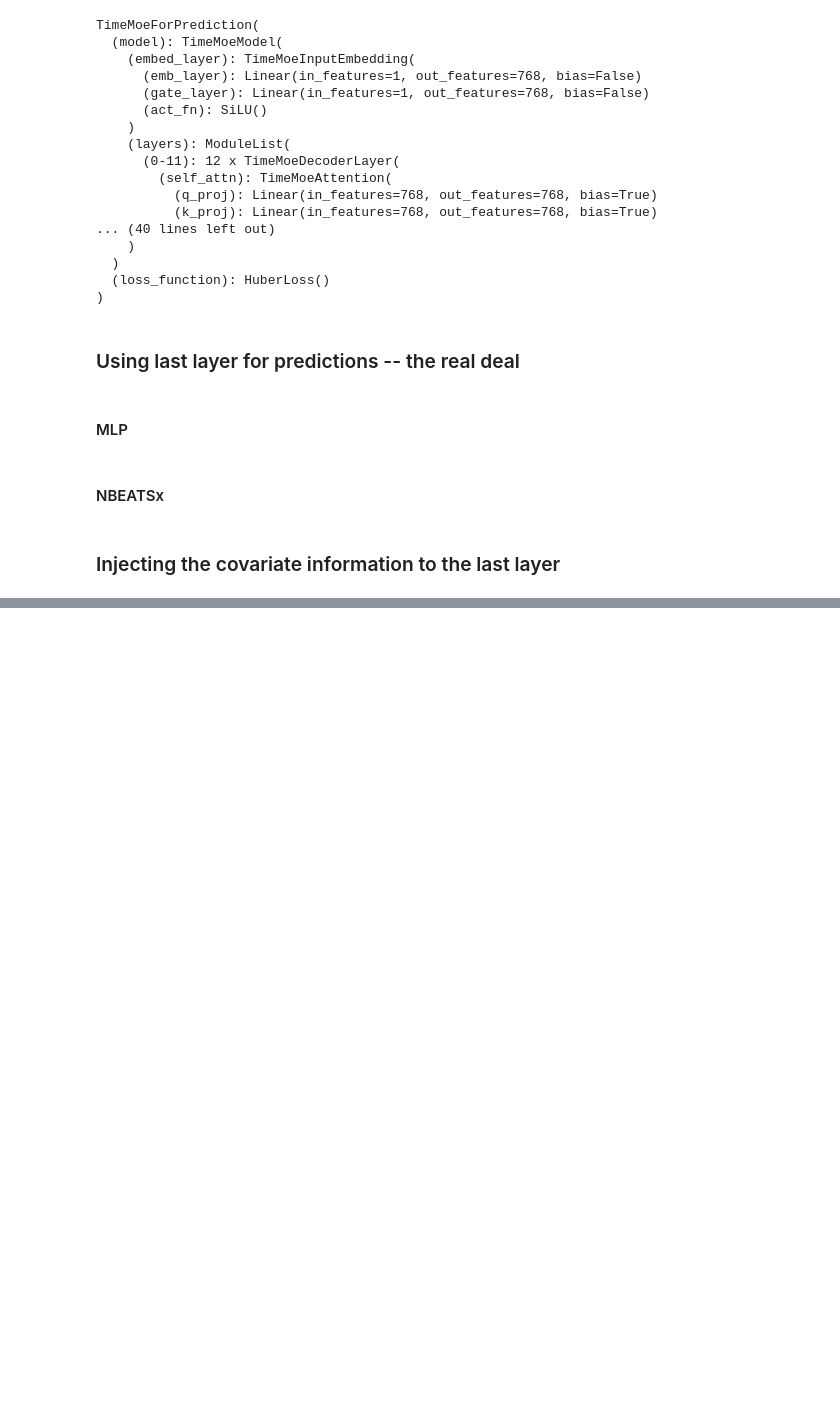
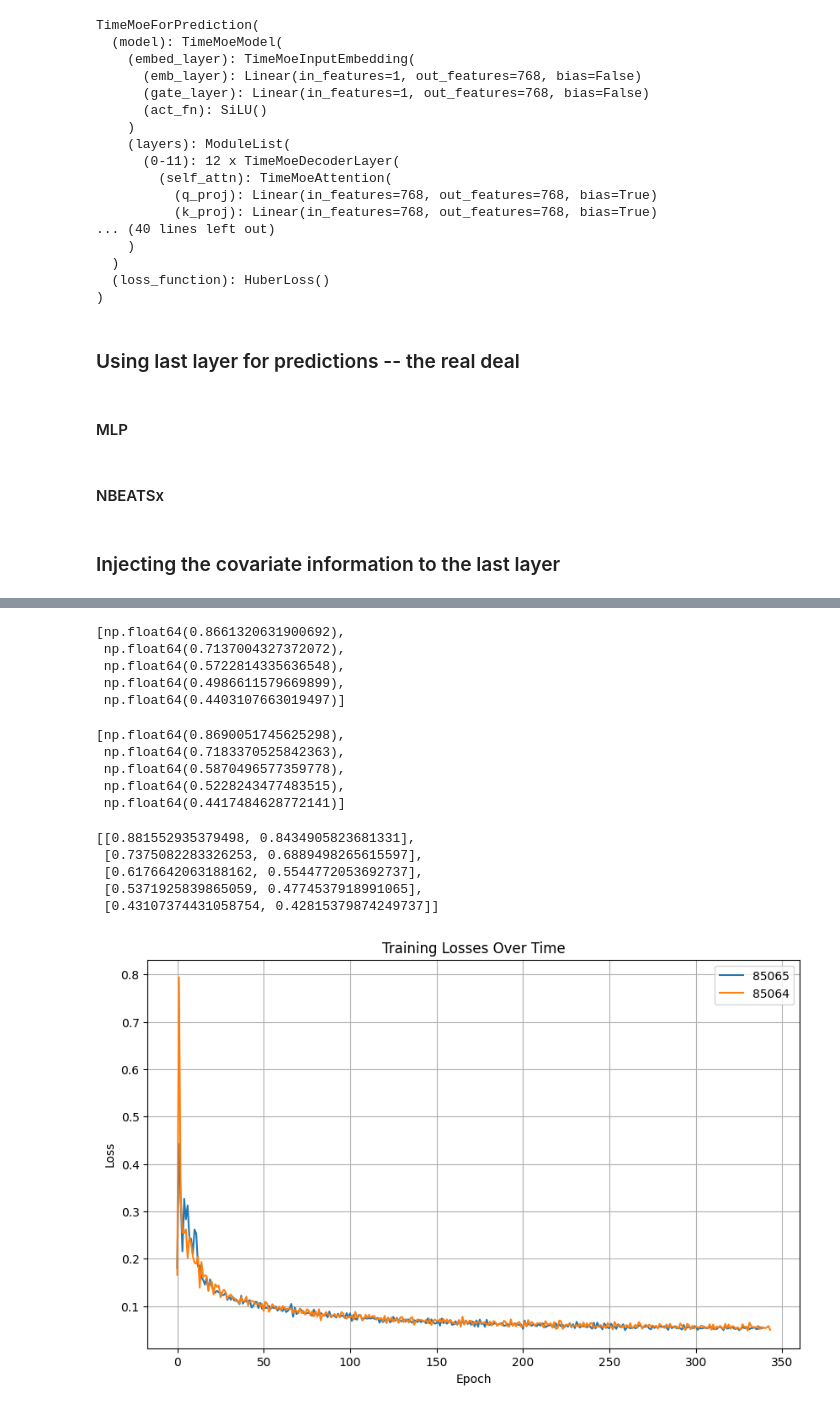
Before and after one commit to rok-klancic/foundation-models, a Jupyter notebook: notebooks/time_moe.ipynb, the cells around one changed output, grey strips where cells are left out. Drawn from its saved outputs; the diff is of its cells as text; code cells hidden in the pictures; blank space fills up the shorter version.

```diff
--- a/notebooks/time_moe.ipynb
+++ b/notebooks/time_moe.ipynb
@@ -1825,17 +1859,29 @@ device = torch.device("cuda" if torch.cuda.is_available() else "cpu")
 
 model = AutoModelForCausalLM.from_pretrained(
     'Maple728/TimeMoE-200M',
-    device_map="cpu",  # use "cpu" for CPU inference, and "cuda" for GPU inference.
+    device_map="cuda",  # use "cpu" for CPU inference, and "cuda" for GPU inference.
     trust_remote_code=True,
 ).to(device)
+
+# Freeze the parameters of the model.lm_heads
+for param in model.lm_heads[1].parameters():
+    param.requires_grad = True
+
+dropout_rate = 0.3
 
 class WeatherMLP(nn.Module):
     def __init__(self, input_dim, output_dim):
         super().__init__()
+        hidden_dim = int(output_dim/10)
         self.net = nn.Sequential(
-            nn.Linear(input_dim, 1024),
-            nn.ReLU(),
-            nn.Linear(1024, output_dim)
+            nn.Linear(input_dim, hidden_dim),
+            #nn.BatchNorm1d(output_dim),
+            nn.LeakyReLU(),
+            nn.Dropout(dropout_rate),
+            #nn.Linear(output_dim, output_dim),
+            #nn.LeakyReLU(),
+            #nn.Dropout(dropout_rate),
+            nn.Linear(hidden_dim, output_dim)
         )
     def forward(self, x):
         return self.net(x)  # [batch, output_dim]
@@ -1845,7 +1891,7 @@ class FusionModel(nn.Module):
         super().__init__()
         self.net = nn.Sequential(
             nn.Linear(input_dim, 1024),
-            nn.ReLU(),
+            nn.LeakyReLU(),
             nn.Linear(1024, output_dim)
         )
     def forward(self, x):
@@ -1961,0 +2179,38 @@ r2_average
+# %%
+r2_average
+# %% [output]
+[np.float64(0.8661320631900692),
+ np.float64(0.7137004327372072),
+ np.float64(0.5722814335636548),
+ np.float64(0.4986611579669899),
+ np.float64(0.4403107663019497)]
+# %%
+r2_average
+# %% [output]
+[np.float64(0.8690051745625298),
+ np.float64(0.7183370525842363),
+ np.float64(0.5870496577359778),
+ np.float64(0.5228243477483515),
+ np.float64(0.4417484628772141)]
+# %%
+r2_scores
+# %% [output]
+[[0.881552935379498, 0.8434905823681331],
+ [0.7375082283326253, 0.6889498265615597],
+ [0.6176642063188162, 0.5544772053692737],
+ [0.5371925839865059, 0.4774537918991065],
+ [0.43107374431058754, 0.42815379874249737]]
+# %%
+# Plot training losses over epochs
+plt.figure(figsize=(10, 6))
+for key in losses.keys():
+    plt.plot(losses[key][:], label=key)
+
+plt.xlabel('Epoch')
+plt.ylabel('Loss')
+plt.title('Training Losses Over Time')
+plt.legend()
+plt.grid(True)
+plt.show()
+# %% [output]
+[figure, added]
```
Also changed, not shown: parts of 9 cells of this notebook, 20 other files.
